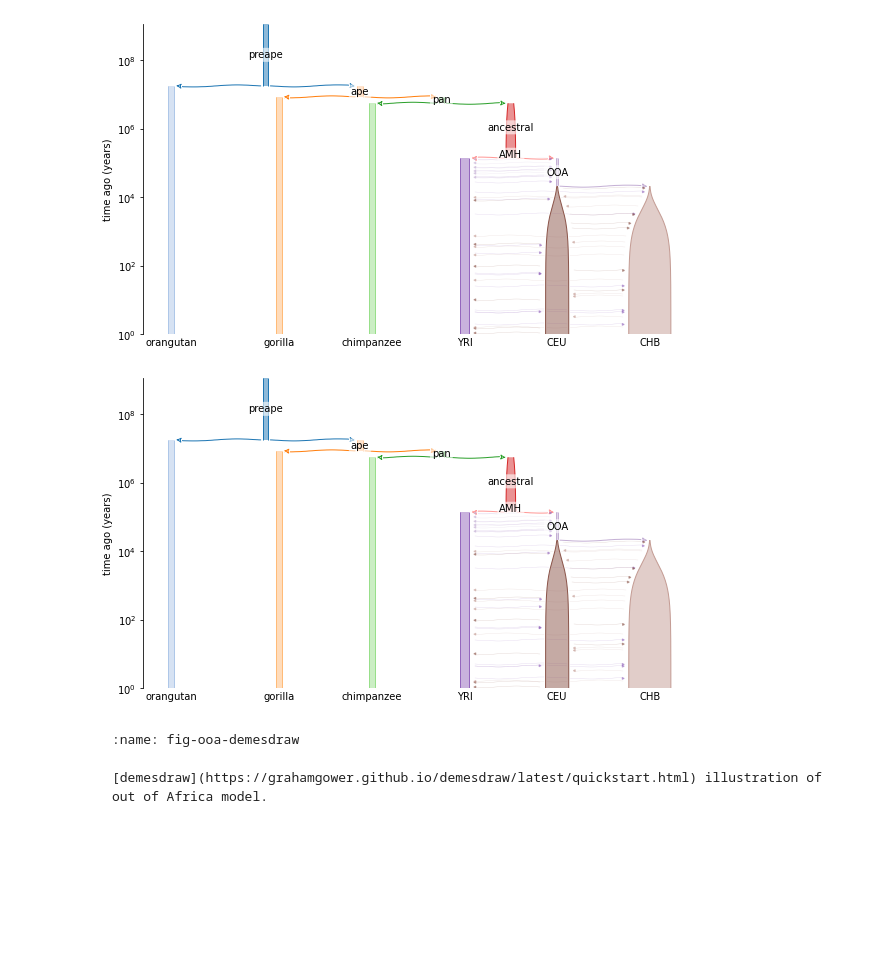
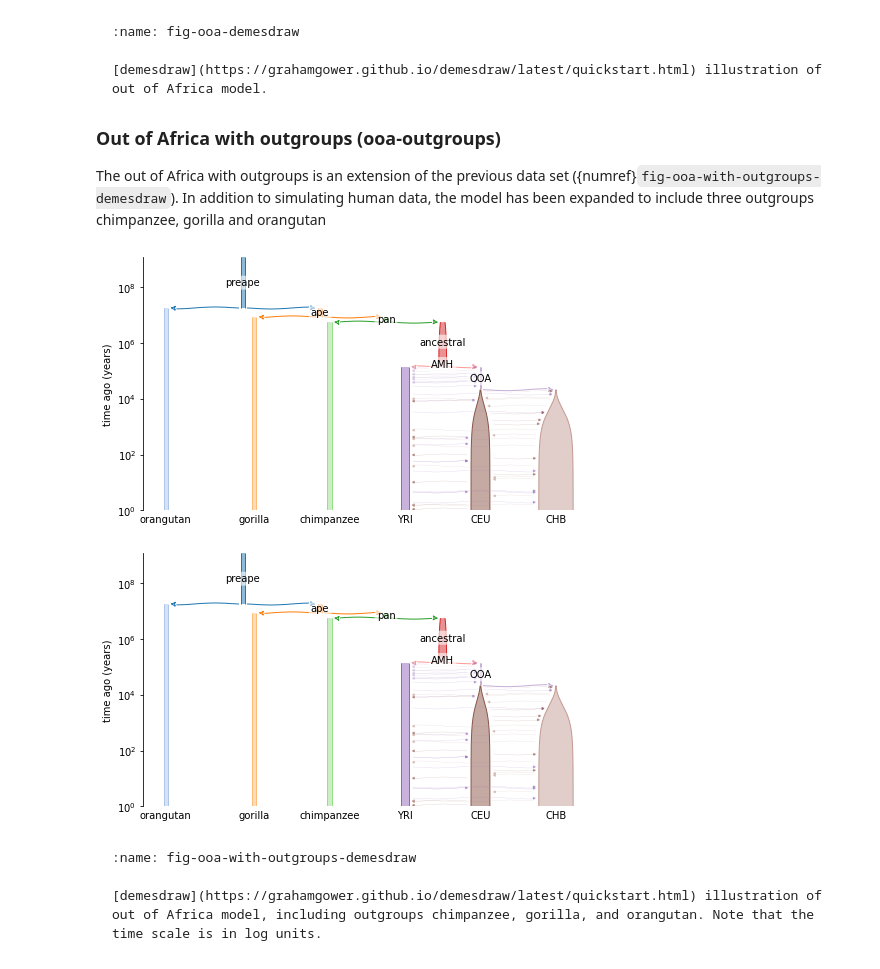
Before and after one commit to NBISweden/pgip-exercises, a Jupyter notebook: _sources/data.ipynb, the cells around one changed output. Cells and saved outputs as stored; diff of their text form; code cells hidden in the pictures; blank space fills up the shorter version.

````diff
--- a/_sources/data.ipynb
+++ b/_sources/data.ipynb
@@ -56,0 +88,7 @@ include three outgroups chimpanzee, gorilla and orangutan (Figure
+# %%
+from myst_nb import glue
+import demes
+import demesdraw
+ooa = demes.load("data/ooa/ooa.demes.yaml")
+ax = demesdraw.tubes(ooa, num_lines_per_migration=6, seed=32)
+glue("fig-ooa-demesdraw", ax.figure, display=False)
@@ -57,16 +98,30 @@ include three outgroups chimpanzee, gorilla and orangutan (Figure
+# %% [markdown]
+```{glue:figure} fig-ooa-demesdraw
+:name: fig-ooa-demesdraw
+
+[demesdraw](https://grahamgower.github.io/demesdraw/latest/quickstart.html) illustration of out of Africa model.
+```
+
+
+### Out of Africa with outgroups (ooa-outgroups)
+
+The out of Africa with outgroups is an extension of the previous data
+set ({numref}`fig-ooa-with-outgroups-demesdraw`). In addition to
+simulating human data, the model has been expanded to include three
+outgroups chimpanzee, gorilla and orangutan
 # %%
 from myst_nb import glue
 import demes
 import demesdraw
 ooa = demes.load("data/ooa-outgroups/ooa_with_outgroups.demes.yaml")
 ax = demesdraw.tubes(ooa, num_lines_per_migration=6, log_time=True, seed=32)
-glue("fig-ooa-demesdraw", ax.figure, display=False)
+glue("fig-ooa-with-outgroups-demesdraw", ax.figure, display=False)
 # %% [output]
-[figure, old version]
+[figure, new version]
-[figure, old version]
+[figure, new version]
 # %% [markdown]
-```{glue:figure} fig-ooa-demesdraw
-:name: fig-ooa-demesdraw
+```{glue:figure} fig-ooa-with-outgroups-demesdraw
+:name: fig-ooa-with-outgroups-demesdraw
 
-[demesdraw](https://grahamgower.github.io/demesdraw/latest/quickstart.html) illustration of out of Africa model.
+[demesdraw](https://grahamgower.github.io/demesdraw/latest/quickstart.html) illustration of out of Africa model, including outgroups chimpanzee, gorilla, and orangutan. Note that the time scale is in log units.
 ```
````
Also changed, not shown: parts of 3 cells of this notebook, 51 other files.
